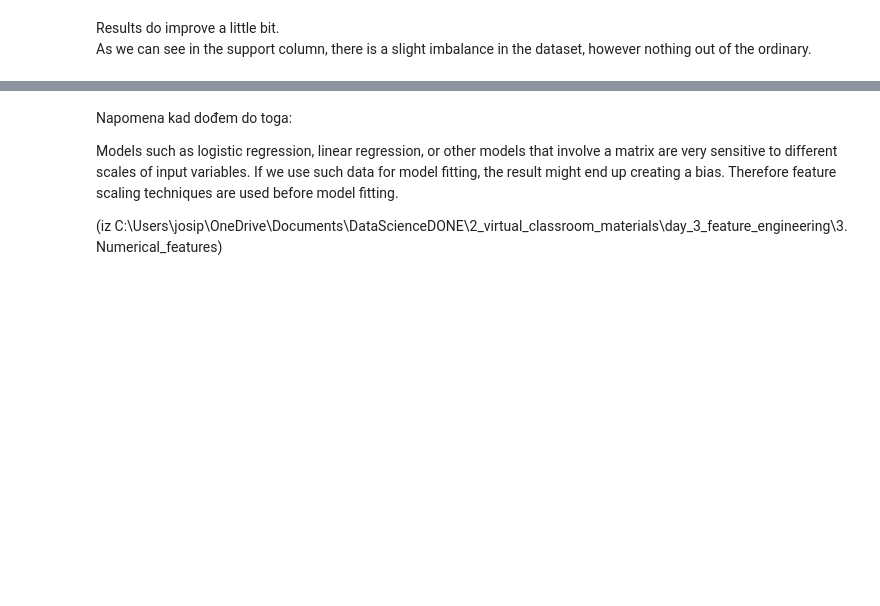
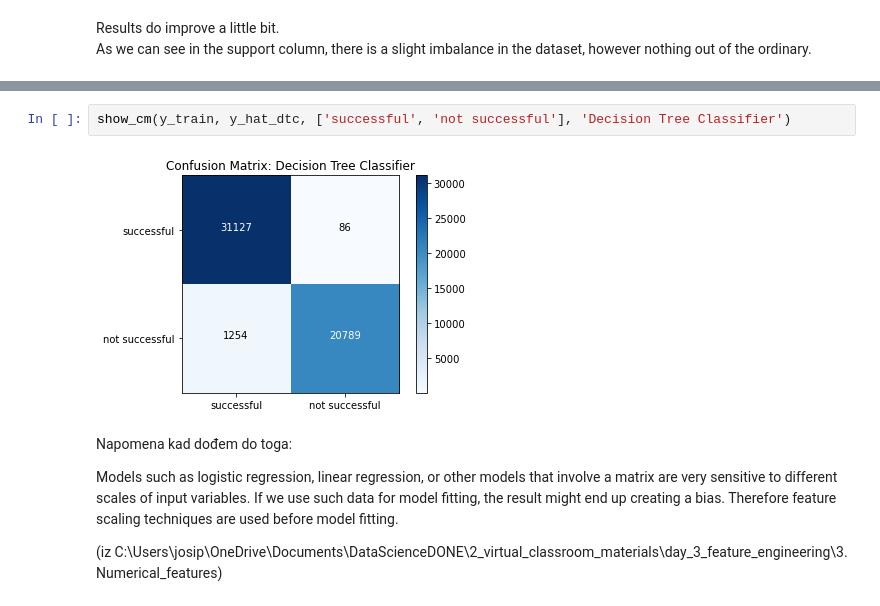
Before and after one commit to jvuger/StarbucksProject, a Jupyter notebook: Starbucks_Capstone_notebook.ipynb, the cells around one changed output, grey strips where cells are left out. Drawn from its saved outputs; the diff is of its cells as text; blank space fills up the shorter version.

```diff
--- a/Starbucks_Capstone_notebook.ipynb
+++ b/Starbucks_Capstone_notebook.ipynb
@@ -1412,3 +1403,7 @@ As we can see in the support column, there is a slight imbalance in the dataset,
+# %%
+show_cm(y_train, y_hat_dtc, ['successful', 'not successful'], 'Decision Tree Classifier')
+# %% [output]
+[figure, added]
 # %% [markdown]
 Napomena kad dođem do toga:
 
```
Also changed, not shown: parts of 28 cells of this notebook.
